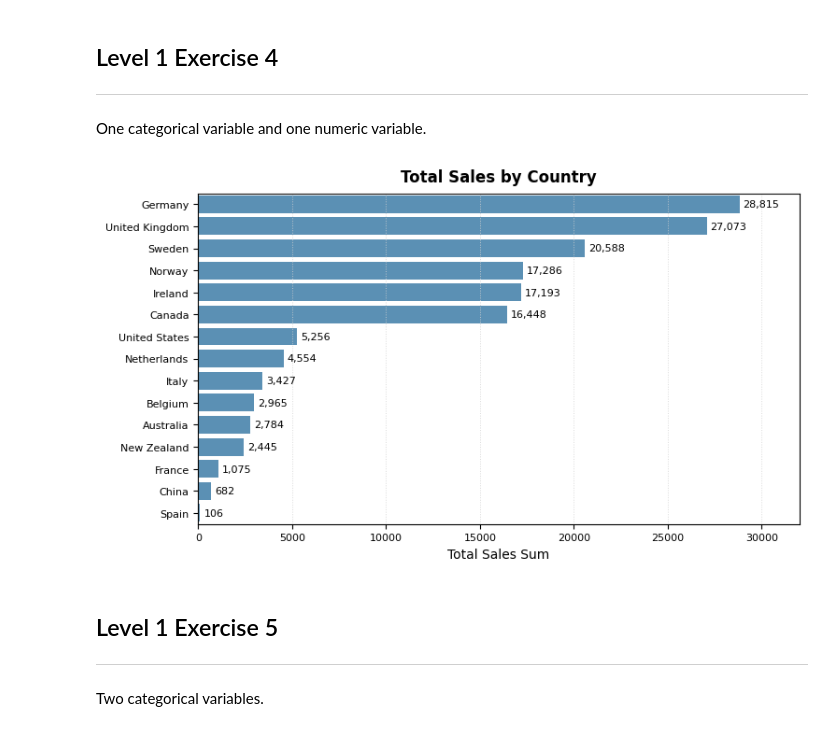
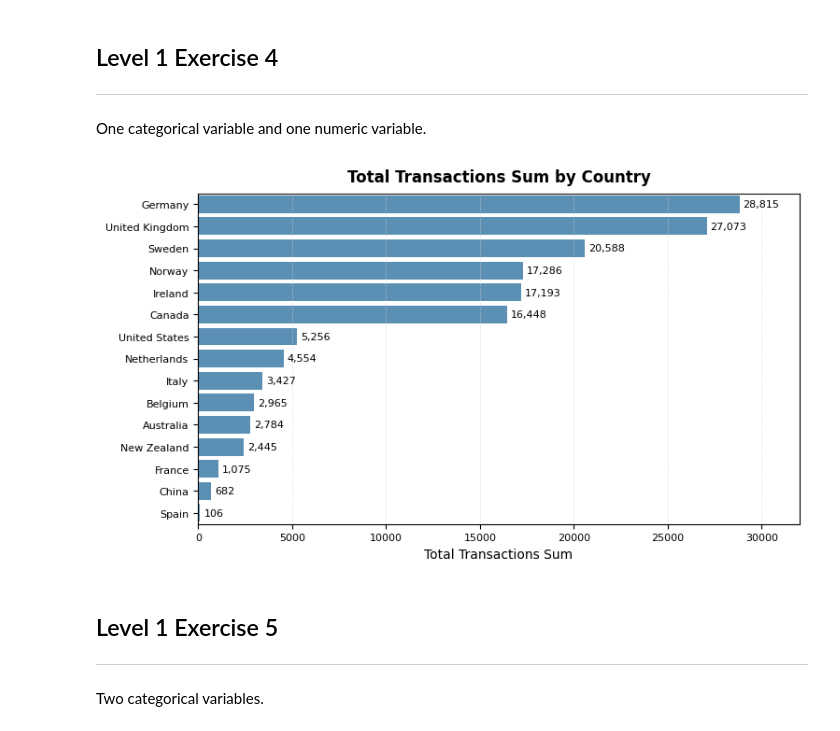
Before and after one commit to leocareer/DA_specialization, a Jupyter notebook: Sprint_08/S8_01.ipynb, the cells around one changed output. Drawn from its saved outputs; the diff is of its cells as text; code cells hidden in the pictures.

```diff
--- a/Sprint_08/S8_01.ipynb
+++ b/Sprint_08/S8_01.ipynb
@@ -34,7 +34,7 @@ df_transactions = pd.read_sql('SELECT * FROM transactions;', engine_commerce)
 df_users = pd.read_sql('SELECT * FROM users;', engine_commerce)
 
 df_transactions['timestamp'] = pd.to_datetime(df_transactions['timestamp'])
-
+df_transactions = df_transactions.assign(month=df_transactions['timestamp'].dt.to_period('M'))
 df_products['price'] = df_products['price'].str.replace('$', '').astype(float)
 df_users['age'] = pd.to_datetime('today').year - pd.to_datetime(df_users['birth_date']).dt.year
 df_transactions['quantity'] = df_transactions['product_ids'].apply(lambda x: len(str(x).split(',')))
@@ -195,43 +192,40 @@ plt.show()
 ---
 One categorical variable and one numeric variable.
 # %%
-# группировка данных по странам и суммирование продаж
-sales_by_country = df_transactions_companies.groupby('country')['amount'].sum().reset_index()
-
-# сортировка по убыванию суммы продаж
-sales_by_country = sales_by_country.sort_values(by='amount', ascending=False)
+df_amount_sum_by_country = df_transactions_companies.groupby('country')['amount'].sum().reset_index(name='amount_sum')
+df_amount_sum_by_country = df_amount_sum_by_country.sort_values(by='amount_sum', ascending=False)
 
 fig, ax = plt.subplots(figsize=(8.3, 4.6))
 
 sns.barplot(
-    x=sales_by_country['amount'],
-    y=sales_by_country['country'],
+    x=df_amount_sum_by_country['amount_sum'],
+    y=df_amount_sum_by_country['country'],
     alpha=0.8,
     ax=ax
 )
 
 # добавление лейблов к барам
-for bar, label in zip(ax.patches, sales_by_country['amount']):  # ax.patches достаёт бары
+for bar, label in zip(ax.patches, df_amount_sum_by_country['amount_sum']):  # ax.patches достаёт бары
     ax.text(
         bar.get_width() + 200,  # положение текста по оси X, ширина бара, значение amount
         bar.get_y() + bar.get_height() / 2,  # положение текста по оси Y, нижняя граница бара + высота бара
         f'{int(label):,}',  # форматирует значение с разделением тысяч запятыми
         va='center',
         ha='left',
         fontsize=8
     )
 
-ax.set_title('Total Sales by Country', fontweight='bold', verticalalignment='bottom')
-ax.set_xlabel('Total Sales Sum')
+ax.set_title('Total Transactions Sum by Country', fontweight='bold', verticalalignment='bottom')
+ax.set_xlabel('Total Transactions Sum')
 ax.set_ylabel(None)
 ax.grid(axis='x', linestyle=':', color='lightgray', linewidth=0.7, alpha=0.8)
 ax.tick_params(labelsize=8)
 ax.set_xticks(range(0, 30001, 5000))
 ax.set_xlim(0, 32000)
 
 plt.show()
 # %% [output]
-[figure, old version]
+[figure, new version]
 # %% [markdown]
 ## Level 1 Exercise 5
 ---
```
Also changed, not shown: parts of 8 cells of this notebook.
